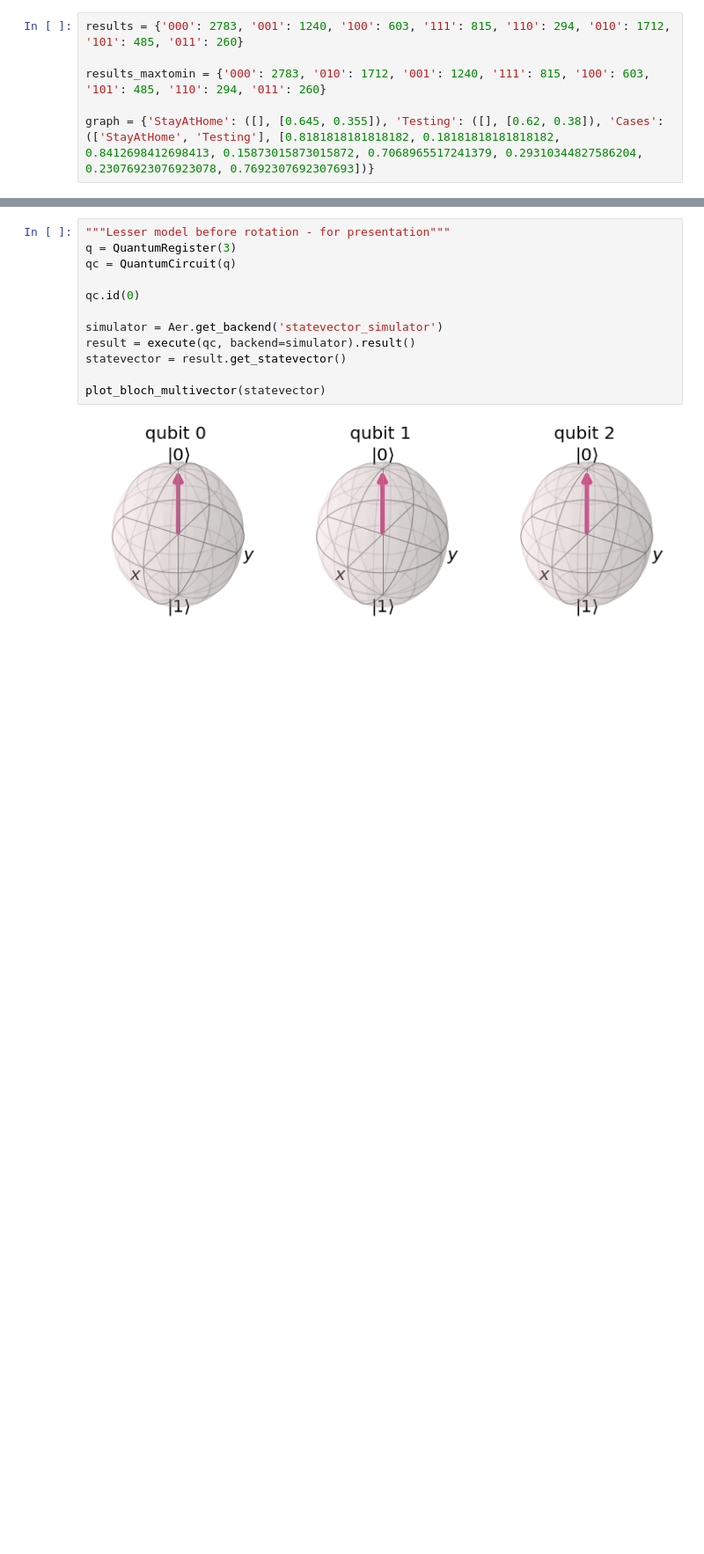
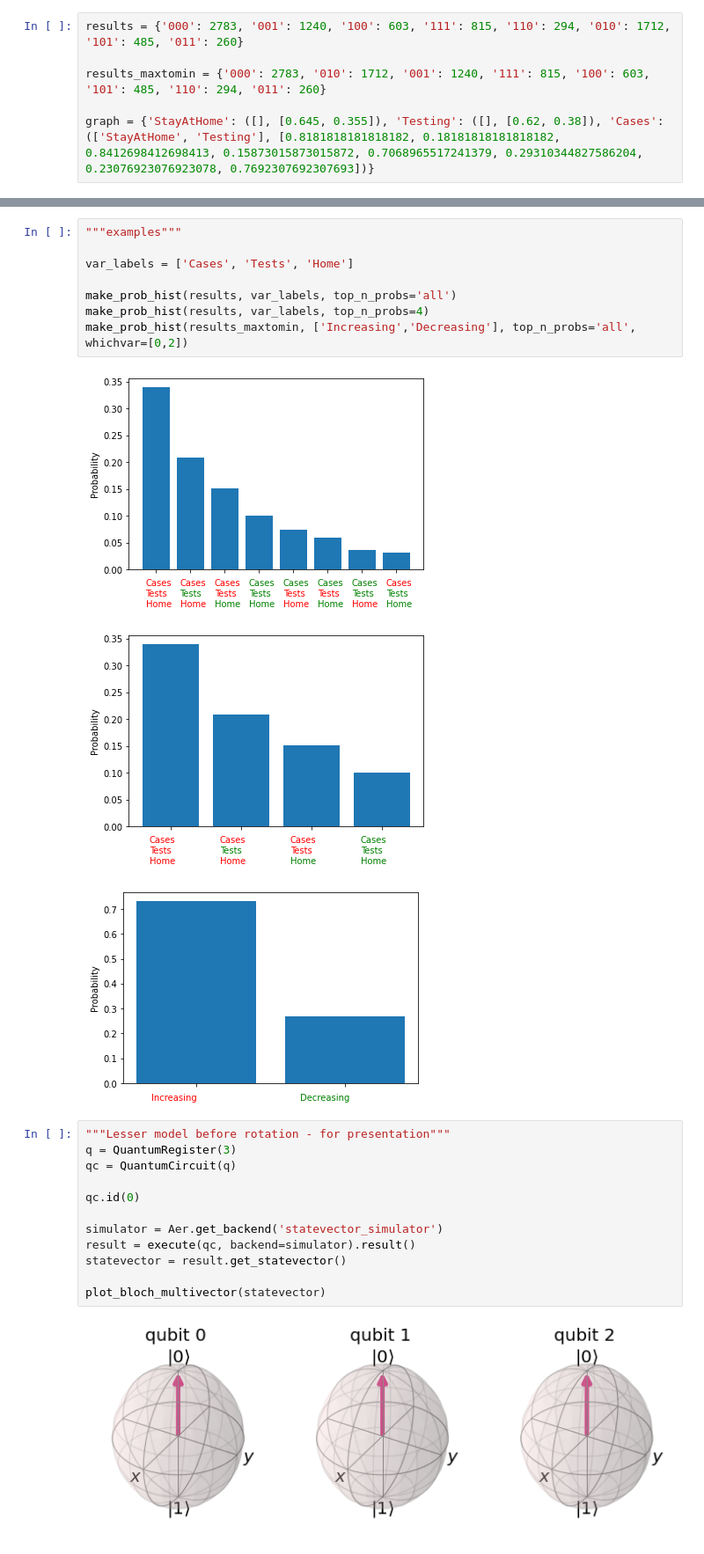
Before and after one commit to Quantum-Ducks/QuBayes, a Jupyter notebook: make_nice_plots.ipynb, the cells around one changed output, grey strips where cells are left out. Shown at 88% size. Drawn from its saved outputs; the diff is of its cells as text; blank space fills up the shorter version.

Commit message:
I think you can make any kind of histogram you want to now. Also I generalized the magrinal probability code in a maybe weird way here but we don't have to use it anywhere else.

```diff
--- a/make_nice_plots.ipynb
+++ b/make_nice_plots.ipynb
@@ -97,3 +142,15 @@ make_prob_hist(results_maxtomin, var_labels, top_n_probs=4)
+# %%
+"""examples"""
+
+var_labels = ['Cases', 'Tests', 'Home']
+
+make_prob_hist(results, var_labels, top_n_probs='all')
+make_prob_hist(results, var_labels, top_n_probs=4)
+make_prob_hist(results_maxtomin, ['Increasing','Decreasing'], top_n_probs='all', whichvar=[0,2])
+# %% [output]
+[figure, added]
+[figure, added]
+[figure, added]
 # %%
 """Lesser model before rotation - for presentation"""
 q = QuantumRegister(3)
```
Also changed, not shown: parts of 2 cells of this notebook.
